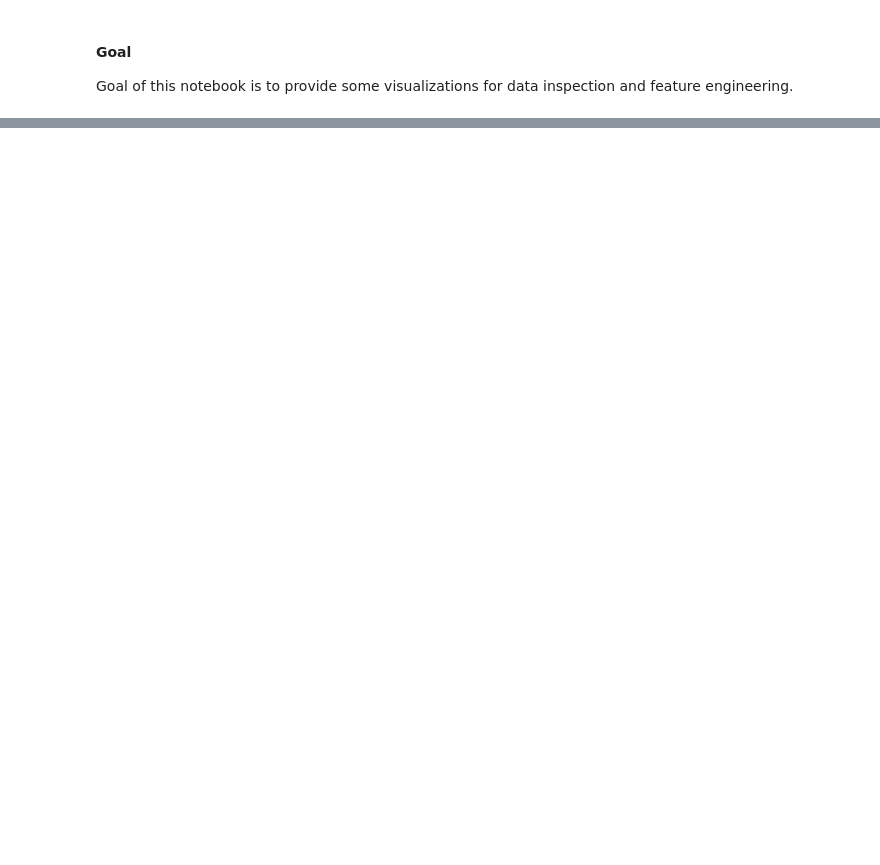
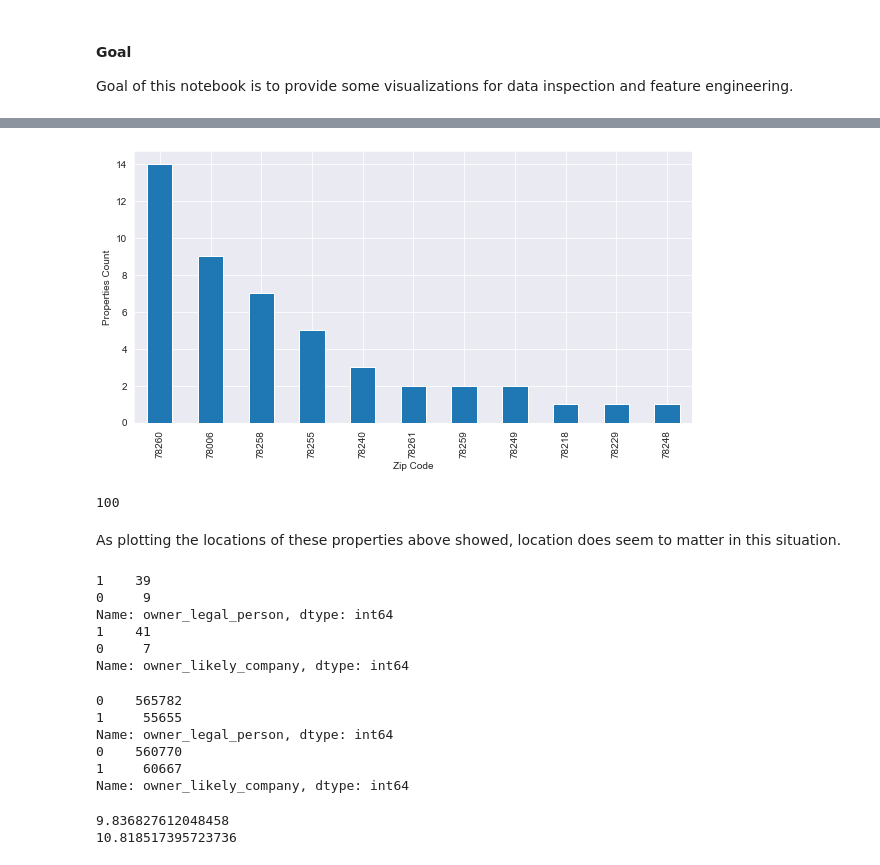
Before and after one commit to mpky/property_project, a Jupyter notebook: notebooks/Bexar_EDA.ipynb, the cells around one changed output, grey strips where cells are left out. Saved outputs shown, nothing was run; the diff lists cells and outputs as text; code cells hidden in the pictures; blank space fills up the shorter version.

```diff
--- a/notebooks/Bexar_EDA.ipynb
+++ b/notebooks/Bexar_EDA.ipynb
@@ -45,0 +136,43 @@ KeplerGl(height=500)
+# %%
+prop_df['situs_zip'] = prop_df['situs_zip'].astype('category')
+# %%
+prop_df[prop_df.crim_prop==1]['situs_zip'].value_counts()[:11].plot(kind='bar',figsize=(10,5))
+plt.ylabel('Properties Count')
+plt.xlabel('Zip Code')
+plt.show()
+# %% [output]
+[figure, added]
+# %%
+print(prop_df.situs_zip.nunique())
+# %% [output]
+100
+# %% [markdown]
+As plotting the locations of these properties above showed, location does seem to matter in this situation.
+# %%
+# Are these properties owned by companies or people?
+print(prop_df[prop_df.crim_prop==1]['owner_legal_person'].value_counts())
+print(prop_df[prop_df.crim_prop==1]['owner_likely_company'].value_counts())
+# %% [output]
+1    39
+0     9
+Name: owner_legal_person, dtype: int64
+1    41
+0     7
+Name: owner_likely_company, dtype: int64
+# %%
+# How does that compare to the broader population?
+print(prop_df[prop_df.crim_prop!=1]['owner_legal_person'].value_counts())
+print(prop_df[prop_df.crim_prop!=1]['owner_likely_company'].value_counts())
+# %% [output]
+0    565782
+1     55655
+Name: owner_legal_person, dtype: int64
+0    560770
+1     60667
+Name: owner_likely_company, dtype: int64
+# %%
+print(55655/565782 * 100)
+print(60667/560770 * 100)
+# %% [output]
+9.836827612048458
+10.818517395723736
```
Also changed, not shown: parts of 28 cells of this notebook.
